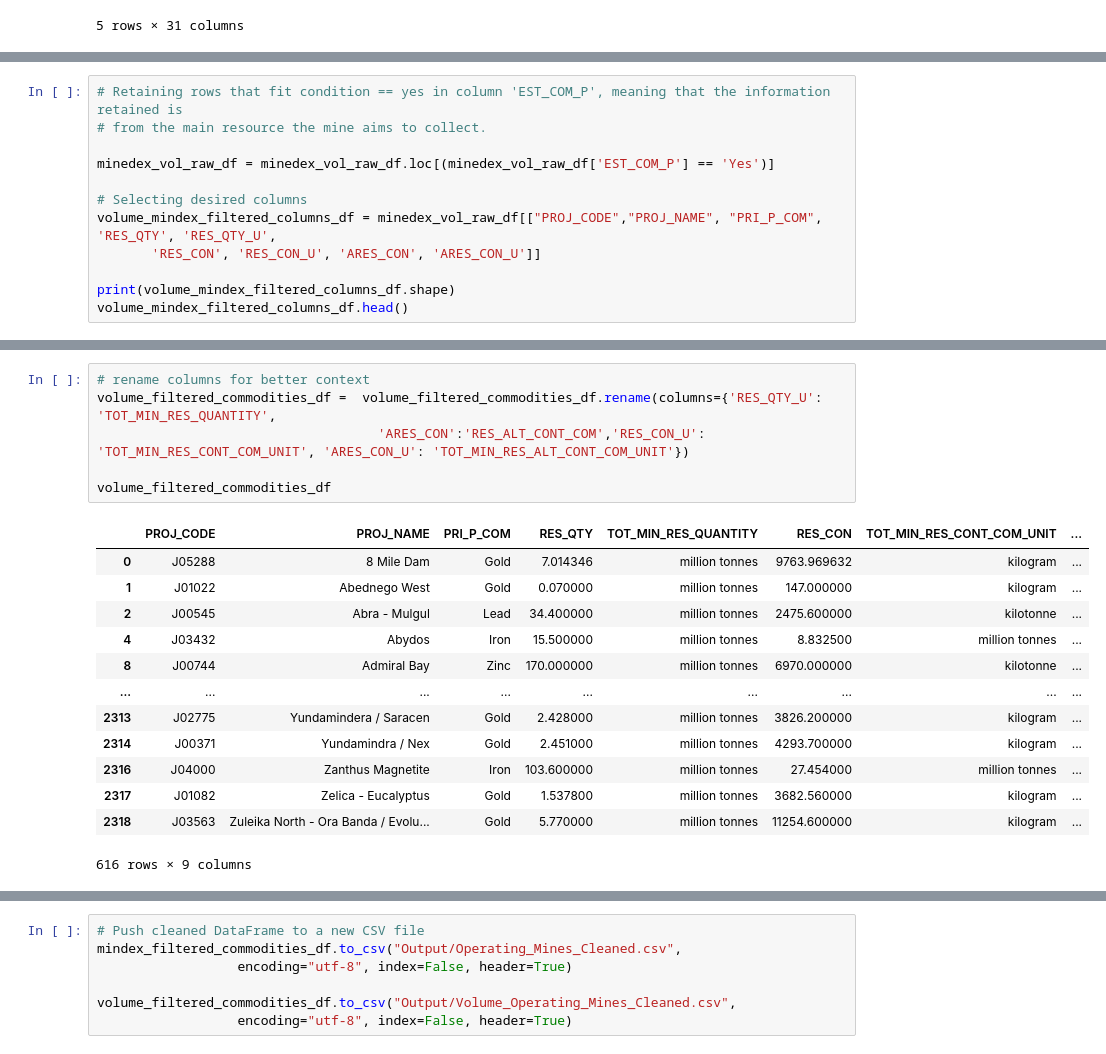
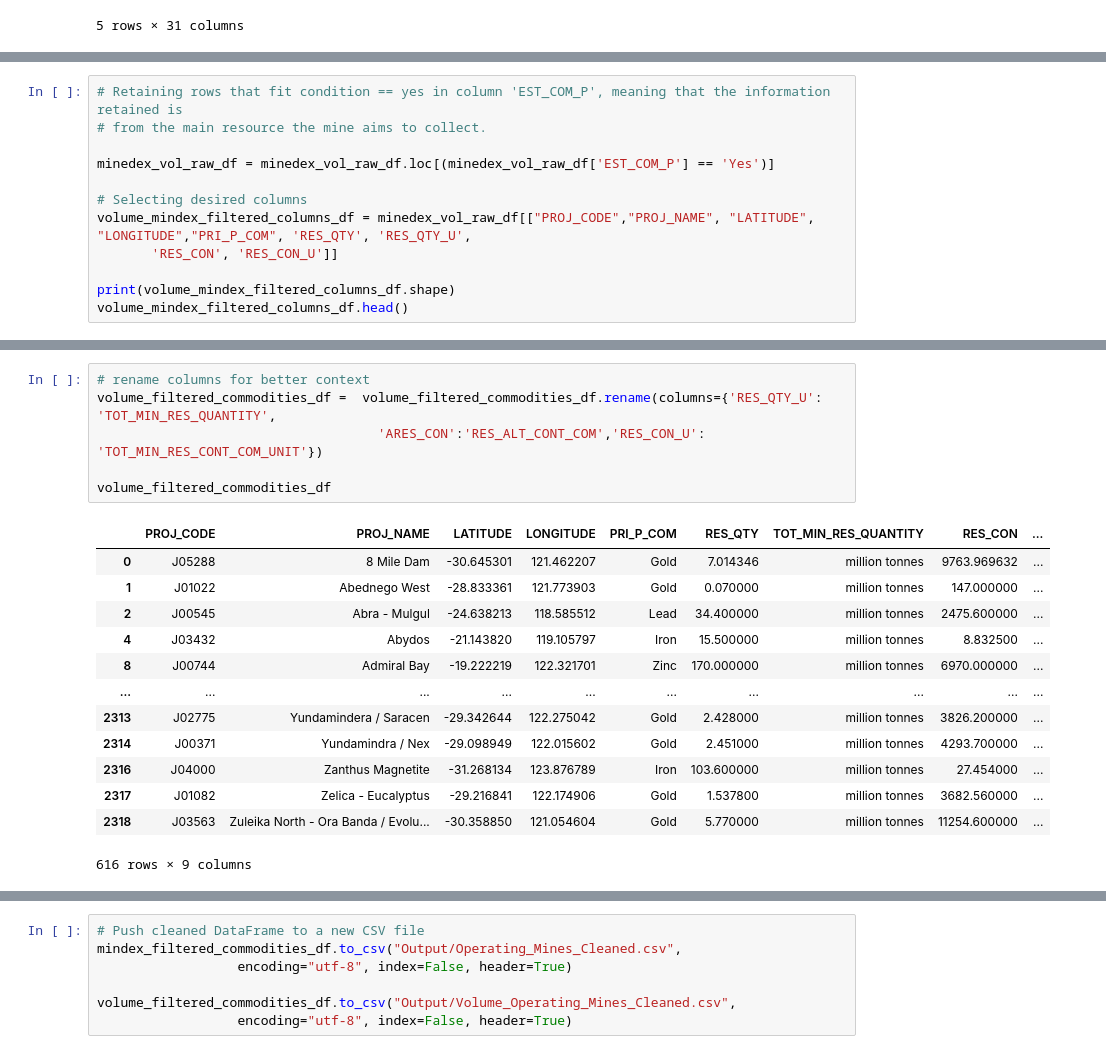
Before and after one commit to DannyBruzz/Project_3, a Jupyter notebook: minedex_elt_v1.ipynb, the cells around one changed output, grey strips where cells are left out. Cells and saved outputs as stored; diff of their text form.

Commit message:
added lat & long to volume table

```diff
--- a/minedex_elt_v1.ipynb
+++ b/minedex_elt_v1.ipynb
@@ -152,8 +144,8 @@ Index(['PROJ_CODE', 'PROJ_NAME', 'PROJ_SHORT', 'PRI_P_COM', 'LOC_SITE',
 minedex_vol_raw_df = minedex_vol_raw_df.loc[(minedex_vol_raw_df['EST_COM_P'] == 'Yes')]
 
 # Selecting desired columns
-volume_mindex_filtered_columns_df = minedex_vol_raw_df[["PROJ_CODE","PROJ_NAME", "PRI_P_COM", 'RES_QTY', 'RES_QTY_U',
-       'RES_CON', 'RES_CON_U', 'ARES_CON', 'ARES_CON_U']]
+volume_mindex_filtered_columns_df = minedex_vol_raw_df[["PROJ_CODE","PROJ_NAME", "LATITUDE", "LONGITUDE","PRI_P_COM", 'RES_QTY', 'RES_QTY_U',
+       'RES_CON', 'RES_CON_U']]
 
 print(volume_mindex_filtered_columns_df.shape)
 volume_mindex_filtered_columns_df.head()
@@ -264,22 +252,22 @@ See the caveats in the documentation: https://pandas.pydata.org/pandas-docs/stab
 # %%
 # rename columns for better context
 volume_filtered_commodities_df =  volume_filtered_commodities_df.rename(columns={'RES_QTY_U': 'TOT_MIN_RES_QUANTITY',
-                                    'ARES_CON':'RES_ALT_CONT_COM','RES_CON_U': 'TOT_MIN_RES_CONT_COM_UNIT', 'ARES_CON_U': 'TOT_MIN_RES_ALT_CONT_COM_UNIT'})
+                                    'ARES_CON':'RES_ALT_CONT_COM','RES_CON_U': 'TOT_MIN_RES_CONT_COM_UNIT'})
 
 volume_filtered_commodities_df
 # %% [output]
-|  | PROJ_CODE | PROJ_NAME | PRI_P_COM | RES_QTY | TOT_MIN_RES_QUANTITY | RES_CON | TOT_MIN_RES_CONT_COM_UNIT | ... |
-| 0 | J05288 | 8 Mile Dam | Gold | 7.014346 | million tonnes | 9763.969632 | kilogram | ... |
-| 1 | J01022 | Abednego West | Gold | 0.070000 | million tonnes | 147.000000 | kilogram | ... |
-| 2 | J00545 | Abra - Mulgul | Lead | 34.400000 | million tonnes | 2475.600000 | kilotonne | ... |
-| 4 | J03432 | Abydos | Iron | 15.500000 | million tonnes | 8.832500 | million tonnes | ... |
-| 8 | J00744 | Admiral Bay | Zinc | 170.000000 | million tonnes | 6970.000000 | kilotonne | ... |
-| ... | ... | ... | ... | ... | ... | ... | ... | ... |
-| 2313 | J02775 | Yundamindera / Saracen | Gold | 2.428000 | million tonnes | 3826.200000 | kilogram | ... |
-| 2314 | J00371 | Yundamindra / Nex | Gold | 2.451000 | million tonnes | 4293.700000 | kilogram | ... |
-| 2316 | J04000 | Zanthus Magnetite | Iron | 103.600000 | million tonnes | 27.454000 | million tonnes | ... |
-| 2317 | J01082 | Zelica - Eucalyptus | Gold | 1.537800 | million tonnes | 3682.560000 | kilogram | ... |
-| 2318 | J03563 | Zuleika North - Ora Banda / Evolu... | Gold | 5.770000 | million tonnes | 11254.600000 | kilogram | ... |
+|  | PROJ_CODE | PROJ_NAME | LATITUDE | LONGITUDE | PRI_P_COM | RES_QTY | TOT_MIN_RES_QUANTITY | RES_CON | ... |
+| 0 | J05288 | 8 Mile Dam | -30.645301 | 121.462207 | Gold | 7.014346 | million tonnes | 9763.969632 | ... |
+| 1 | J01022 | Abednego West | -28.833361 | 121.773903 | Gold | 0.070000 | million tonnes | 147.000000 | ... |
+| 2 | J00545 | Abra - Mulgul | -24.638213 | 118.585512 | Lead | 34.400000 | million tonnes | 2475.600000 | ... |
+| 4 | J03432 | Abydos | -21.143820 | 119.105797 | Iron | 15.500000 | million tonnes | 8.832500 | ... |
+| 8 | J00744 | Admiral Bay | -19.222219 | 122.321701 | Zinc | 170.000000 | million tonnes | 6970.000000 | ... |
+| ... | ... | ... | ... | ... | ... | ... | ... | ... | ... |
+| 2313 | J02775 | Yundamindera / Saracen | -29.342644 | 122.275042 | Gold | 2.428000 | million tonnes | 3826.200000 | ... |
+| 2314 | J00371 | Yundamindra / Nex | -29.098949 | 122.015602 | Gold | 2.451000 | million tonnes | 4293.700000 | ... |
+| 2316 | J04000 | Zanthus Magnetite | -31.268134 | 123.876789 | Iron | 103.600000 | million tonnes | 27.454000 | ... |
+| 2317 | J01082 | Zelica - Eucalyptus | -29.216841 | 122.174906 | Gold | 1.537800 | million tonnes | 3682.560000 | ... |
+| 2318 | J03563 | Zuleika North - Ora Banda / Evolu... | -30.358850 | 121.054604 | Gold | 5.770000 | million tonnes | 11254.600000 | ... |
 616 rows × 9 columns
 # %%
 # convert columns 'TOT_MIN_RES_CONT_COM_UNIT' & 'RES_CON' to a singular measuring unit.
```
Also changed, not shown: parts of 8 cells of this notebook.
